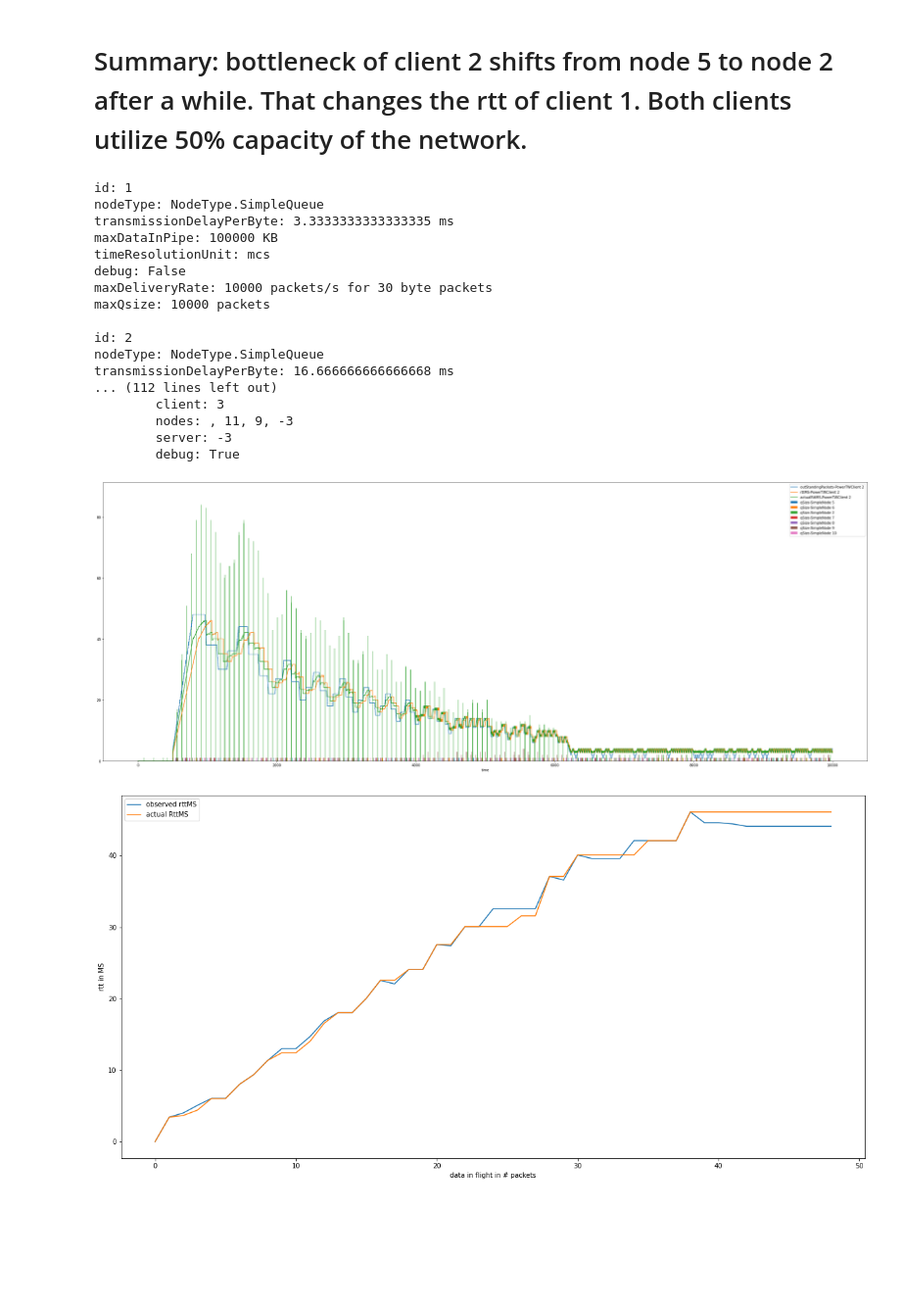
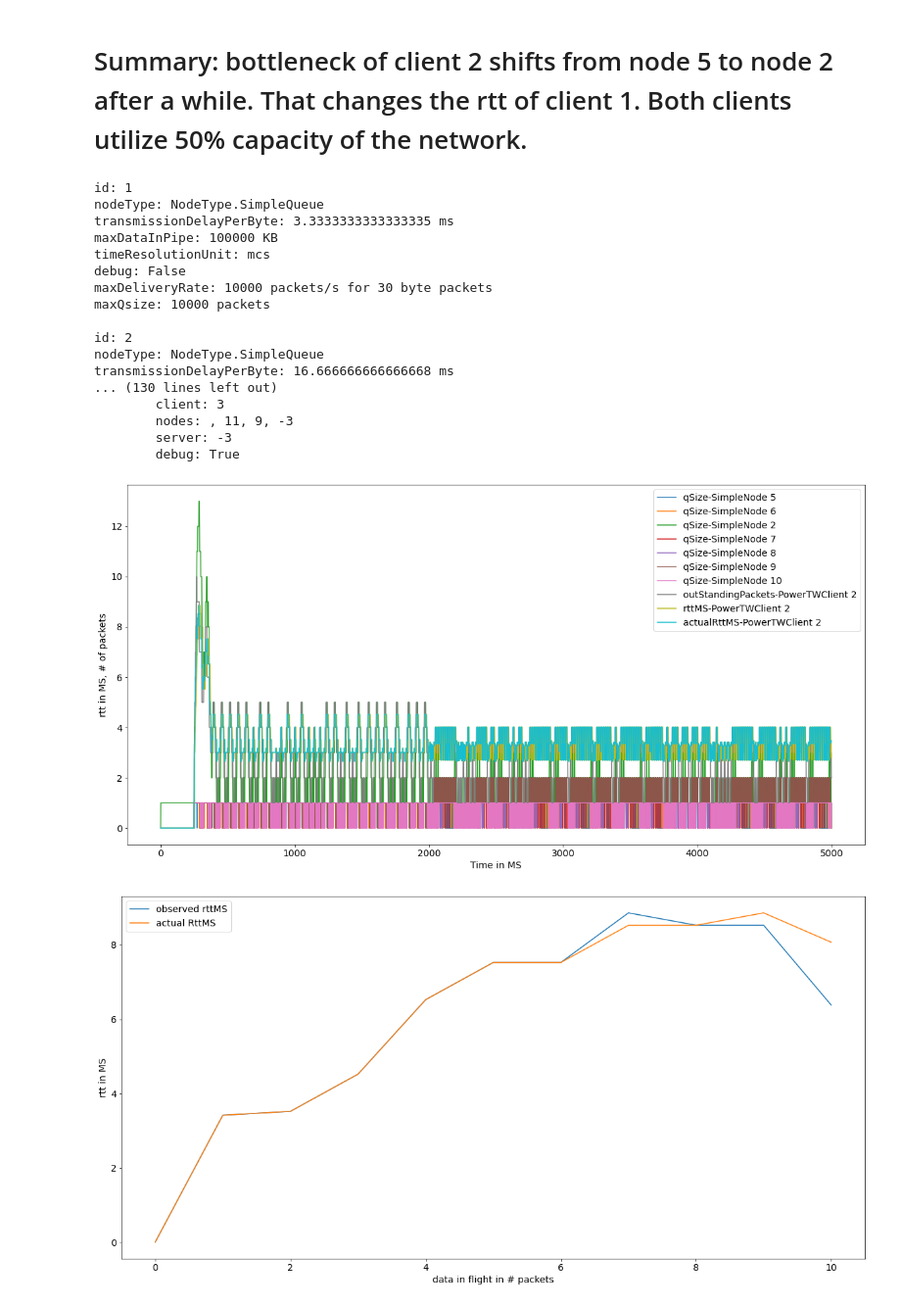
Before and after one commit to adhocmaster/pyns, a Jupyter notebook: scenarios/2-client-power-long.ipynb, the cells around one changed output. Shown: that part at 98% size. Cells and saved outputs as stored; diff of their text form; code cells hidden in the pictures; blank space fills up the shorter version.

```diff
--- a/scenarios/2-client-power-long.ipynb
+++ b/scenarios/2-client-power-long.ipynb
@@ -23,7 +23,7 @@ Logging file at: 2-client-debug.log
 
 clientManager = ClientManager(timeResolutionUnit, debug=True)
 client = clientManager.createTCPClient(deliveryRatePerS=1000, max_outstanding_packets=100)
-client2 = clientManager.createPowerTWClient(pollCycle=2,rttWindowSize=5, bandWidthWindowSize=5, deliveryRatePerS=1500, max_outstanding_packets=100, startAt=250000 )
+client2 = clientManager.createPowerTWClient(pollCycle=2,rttWindowSize=5, bandWidthWindowSize=5, deliveryRatePerS=1500, max_outstanding_packets=10, startAt=250000 )
 client3 = clientManager.createTCPClient(deliveryRatePerS=500, max_outstanding_packets=100, startAt=2000000)
 # %%
 nodes = [
@@ -118,7 +118,7 @@ simulator.run(maxSteps)
 # # analyzer.createBinnedChart([client], ['rttMS'])
 # analyzer.createBinnedChartForNodeVsClient(nodes2, ['qSize'], [client2], ['outStandingPackets', 'rttMS'])
 # %%
-binSize = 500
+binSize = 1000
 clients = [client, client2, client3]
 analyzer.binStats(nodes, columnNames= ['qSize', 'utilization'], binSize=binSize, method=np.max)
 analyzer.binStats(nodes2, columnNames= ['qSize', 'utilization'], binSize=binSize, method=np.max)
@@ -137,16 +137,16 @@ maxQsize: 10000 packets
 id: 2
 nodeType: NodeType.SimpleQueue
 transmissionDelayPerByte: 16.666666666666668 ms
-... (112 lines left out)
+... (130 lines left out)
         client: 3
         nodes: , 11, 9, -3
         server: -3
         debug: True
 # %%
 
-analyzer.createBinnedChartForNodeVsClient(nodes2, ['qSize'], [client2], ['outStandingPackets', 'rttMS', 'actualRttMS'], figsize=(40, 15), start=0, end=None)
+analyzer.createBinnedChartForNodeVsClient(nodes2, ['qSize'], [client2], ['outStandingPackets', 'rttMS', 'actualRttMS'], figsize=(20, 10), start=0, end=None, xlabel="Time in MS", ylabel="rtt in MS, # of packets")
 analyzer.createPacketVsRTT(client2, figsize=(20, 10),)
 # %% [output]
-[figure, old version]
+[figure, new version]
-[figure, old version]
+[figure, new version]
 # %%
```
Also changed, not shown: parts of 6 cells of this notebook, 3 other files.
